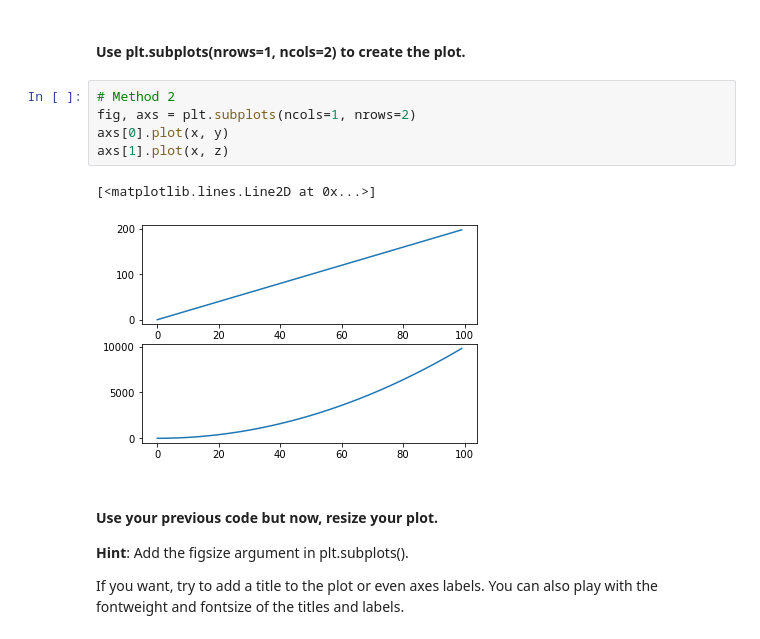
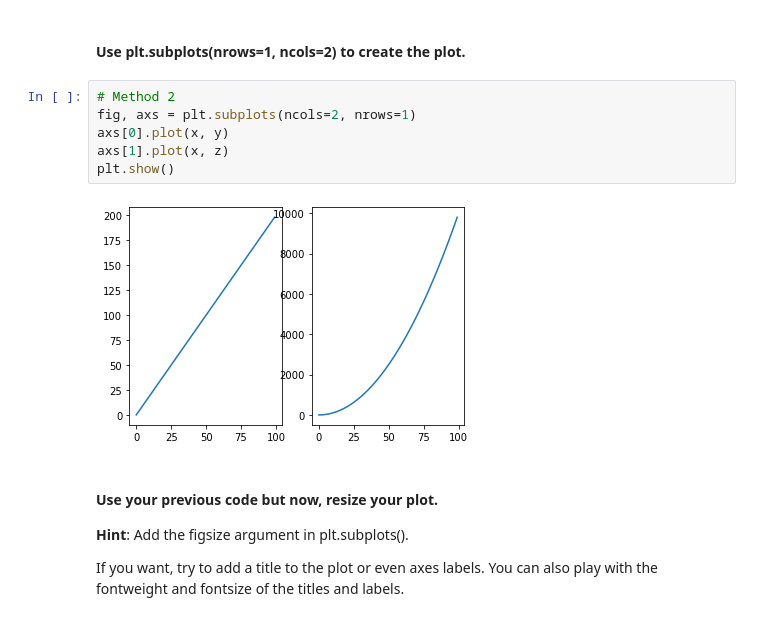
Before and after one commit to Malvagfr/dataptmad1121_labs, a Jupyter notebook: module-2/matplotlib-seaborn/your-code/main.ipynb, the cells around one changed output. Cells and saved outputs as stored; diff of their text form.

```diff
--- a/module-2/matplotlib-seaborn/your-code/main.ipynb
+++ b/module-2/matplotlib-seaborn/your-code/main.ipynb
@@ -37,12 +38,12 @@ plt.plot(x,z,color='green', marker='*')
 #### Use plt.subplots(nrows=1, ncols=2) to create the plot.
 # %%
 # Method 2
-fig, axs = plt.subplots(ncols=1, nrows=2)
+fig, axs = plt.subplots(ncols=2, nrows=1)
 axs[0].plot(x, y)
 axs[1].plot(x, z)
+plt.show()
 # %% [output]
-[<matplotlib.lines.Line2D at 0x...>]
-[figure, old version]
+[figure, new version]
 # %% [markdown]
 #### Use your previous code but now, resize your plot.
 **Hint**: Add the figsize argument in plt.subplots().
```
Also changed, not shown: parts of 18 cells of this notebook, 1 other file.
